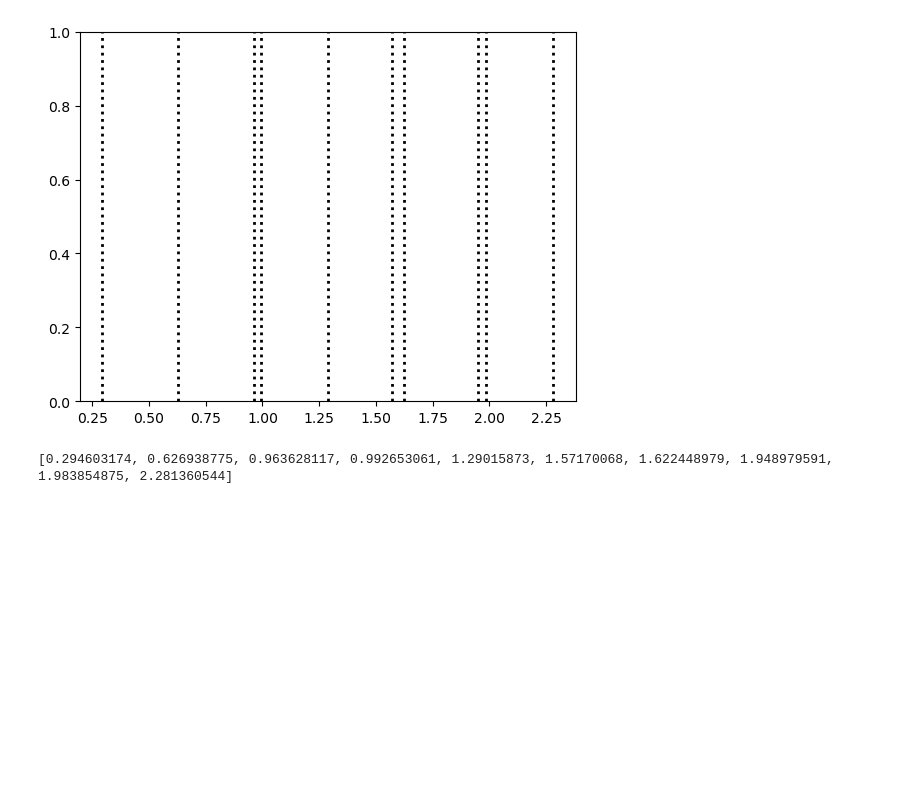
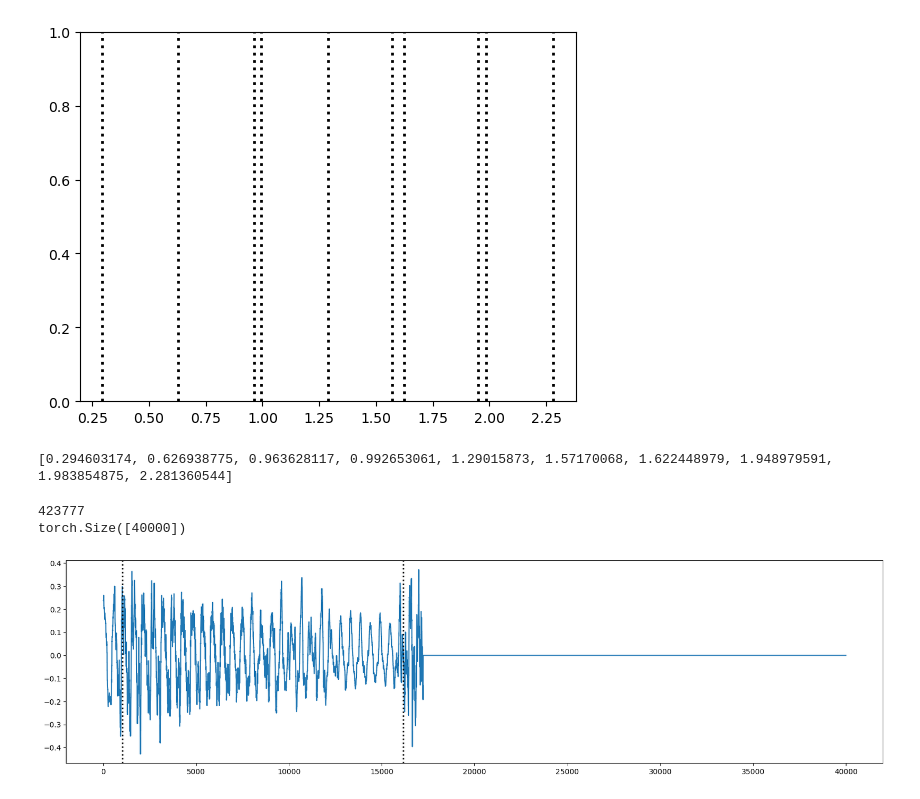
Before and after one commit to timowendner/OnsetDetection, a Jupyter notebook: musicproessing.ipynb, the cells around one changed output. Drawn from its saved outputs; the diff is of its cells as text; code cells hidden in the pictures; blank space fills up the shorter version.

```diff
--- a/musicproessing.ipynb
+++ b/musicproessing.ipynb
@@ -165,3 +165,30 @@ plt.show()
 print(onsets[:10])
 # %% [output]
 [0.294603174, 0.626938775, 0.963628117, 0.992653061, 1.29015873, 1.57170068, 1.622448979, 1.948979591, 1.983854875, 2.281360544]
+# %%
+def getAudio(waveform, onsets, length=40_000):
+    index = np.random.randint(low=0, high=audio.shape)[0]
+    waveform = waveform[index: index + length]
+    if waveform.shape[0] != length:
+        result = torch.zeros(length)
+        result[:waveform.shape[0]] = waveform
+    onsets = [onset - index for onset in onsets if index <= onset < index + length]
+    targets = torch.zeros(length)
+
+
+    return result, onsets, targets
+
+newaudio = torch.tensor(audio)
+newonsets = [i * sr for i in onsets]
+newaudio, newonsets, targets = getAudio(newaudio, newonsets)
+# %% [output]
+423777
+torch.Size([40000])
+# %%
+plt.figure(figsize=(20,5))
+plt.plot(newaudio)
+for i in newonsets:
+    plt.axvline(x=i, color='black', linestyle=':', linewidth=2)
+plt.show()
+# %% [output]
+[figure, added]
```
Also changed, not shown: parts of 1 cell of this notebook, 1 other file.
